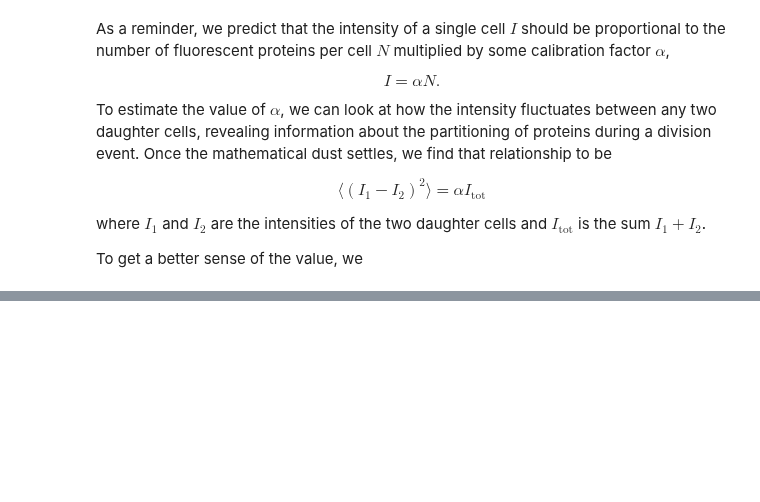
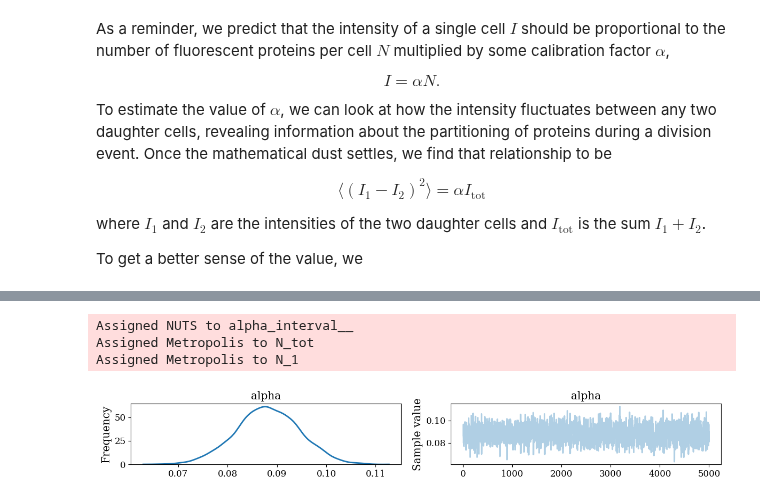
Before and after one commit to RPGroup-PBoC/mscl_survival, a Jupyter notebook: code/tracking_cell_lineages.ipynb, the cells around one changed output, grey strips where cells are left out. Saved outputs shown, nothing was run; the diff lists cells and outputs as text; code cells hidden in the pictures; blank space fills up the shorter version.

```diff
--- a/code/tracking_cell_lineages.ipynb
+++ b/code/tracking_cell_lineages.ipynb
@@ -340,13 +342,14 @@ final_position = df[df['death']==26]
 grouped = final_position.groupby(['position', 'motherID'])
 
 # Make a new DataFrame to store the information.
-int_df = pd.DataFrame([], columns=['I_tot', 'sq_diff'])
+int_df = pd.DataFrame([], columns=['I_1', 'I_2', 'I_tot', 'sq_diff'])
 for g, d in grouped:
     if len(d) == 2:
         daughter_fluo = d['death_fluo'].values - mean_auto
         I_tot = daughter_fluo.sum()
         sq_diff = np.diff(daughter_fluo)[0]**2
-        int_df = int_df.append(dict(I_tot=I_tot, sq_diff=sq_diff),
+        int_df = int_df.append(dict(I_tot=I_tot, sq_diff=sq_diff,
+                                   I_1=daughter_fluo[0], I_2=daughter_fluo[1]),
                               ignore_index=True)
 
 # Compute the log of the values.
@@ -448,0 +388,30 @@ np.sum?
+# %%
+# Define the model.
+n_cells = len(int_df)
+with pm.Model() as model:
+
+    # Define the priors.
+    alpha = pm.Uniform('alpha', lower=0, upper=1E6)
+
+    # Take the Normal approximation of binomial.
+    ntot = pm.DiscreteUniform('N_tot', lower=0, upper=1E6, shape=n_cells)
+    n1 = pm.Binomial('N_1', n=ntot, p=0.5, shape=n_cells)
+    n2 = ntot - n1
+
+    # Compute the means and covariance matrix for the Student-t for the Intensity likelihood.
+    mu_1 = alpha * n1
+    mu_2 = alpha * n2
+    mus = [mu_1, mu_2]
+
+    # Define the observables.
+    obs = np.array([int_df['I_1'].values, int_df['I_2'].values])
+
+    # Assign the likelihood function
+    likelihood = MarginalizedMvNormal('likelihood', mu_array=mus, observed=obs)
+# %%
+with model:
+    trace = pm.sample(draws=5000, tune=10000)
+# %% [output]
+Assigned NUTS to alpha_interval__
+Assigned Metropolis to N_tot
+Assigned Metropolis to N_1
@@ -448,0 +421,6 @@ np.sum?
+# %%
+_ = pm.traceplot(trace, varnames=['alpha'])
+df = pm.trace_to_dataframe(trace)
+df['logp'] = pm.stats._log_post_trace(trace=trace, model=model).sum(axis=1)
+# %% [output]
+[figure, added]
```
Also changed, not shown: parts of 22 cells of this notebook, 3 other files.
